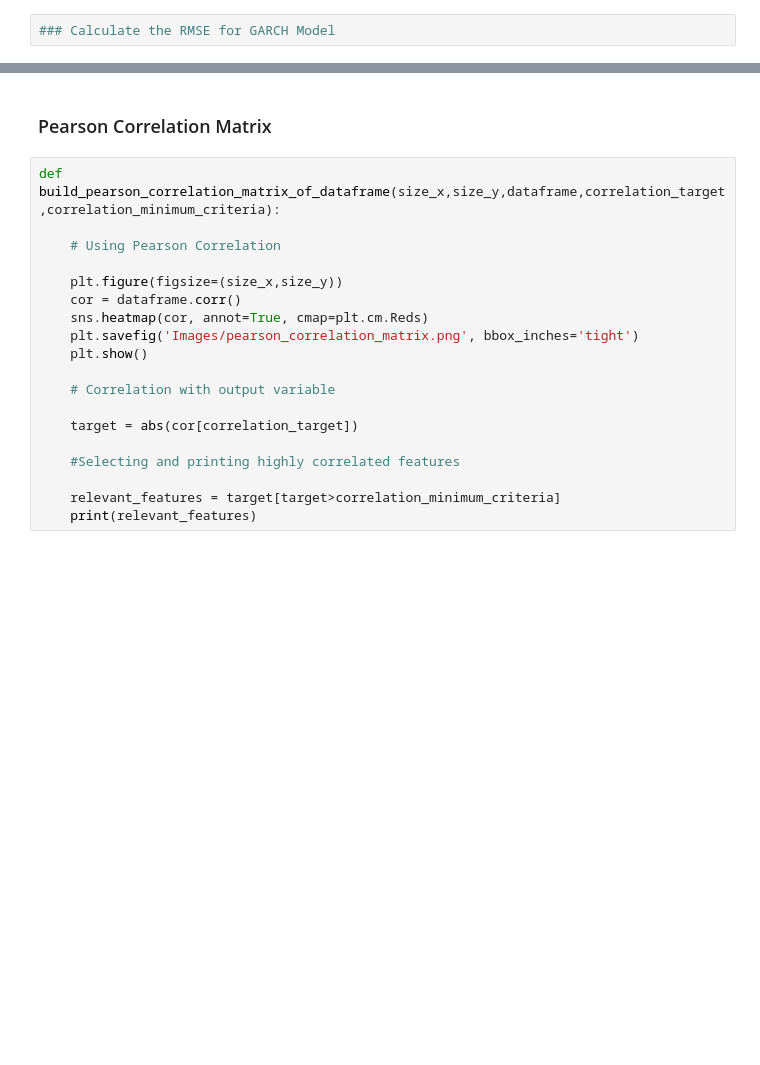
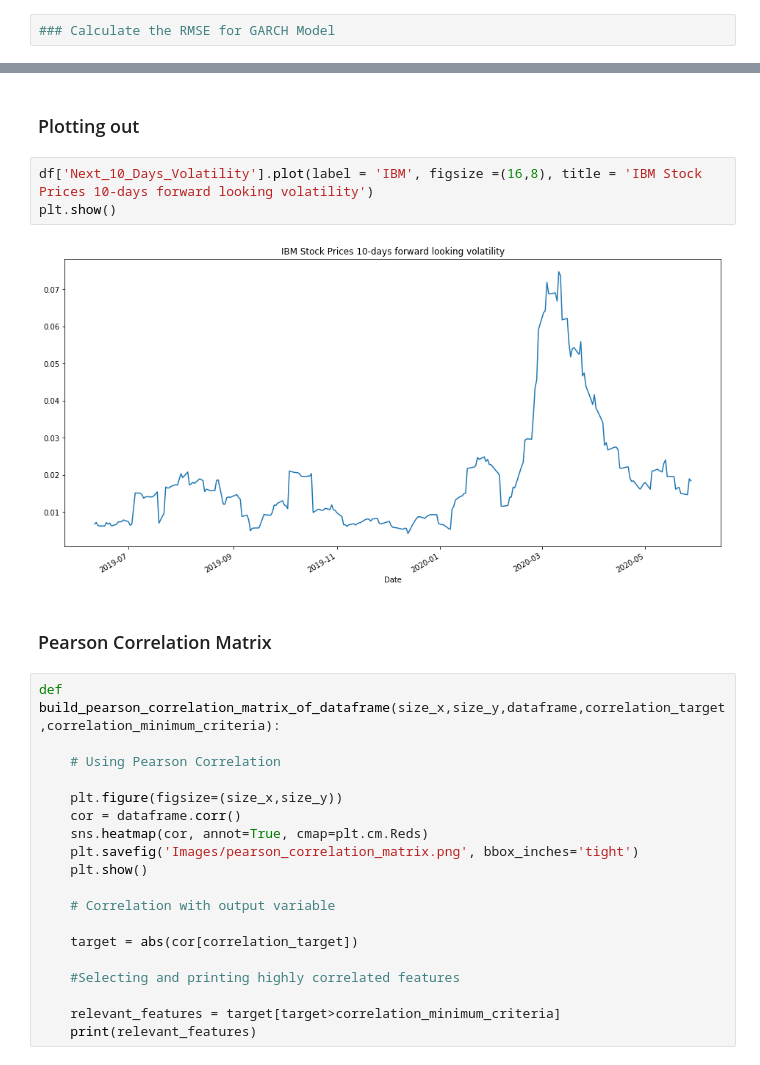
Before and after one commit to tlemenestrel/LSTM_GARCH, a Jupyter notebook: Deep_Learning_Model.ipynb, the cells around one changed output, grey strips where cells are left out. Cells and saved outputs as stored; diff of their text form; blank space fills up the shorter version.

```diff
--- a/Deep_Learning_Model.ipynb
+++ b/Deep_Learning_Model.ipynb
@@ -317,3 +350,10 @@ print(model.predict(10))
+# %% [markdown]
+### Plotting out
+# %%
+df['Next_10_Days_Volatility'].plot(label = 'IBM', figsize =(16,8), title = 'IBM Stock Prices 10-days forward looking volatility')
+plt.show()
+# %% [output]
+[figure, added]
 # %% [markdown]
 ### Pearson Correlation Matrix
 # %%
```
Also changed, not shown: parts of 35 cells of this notebook.
